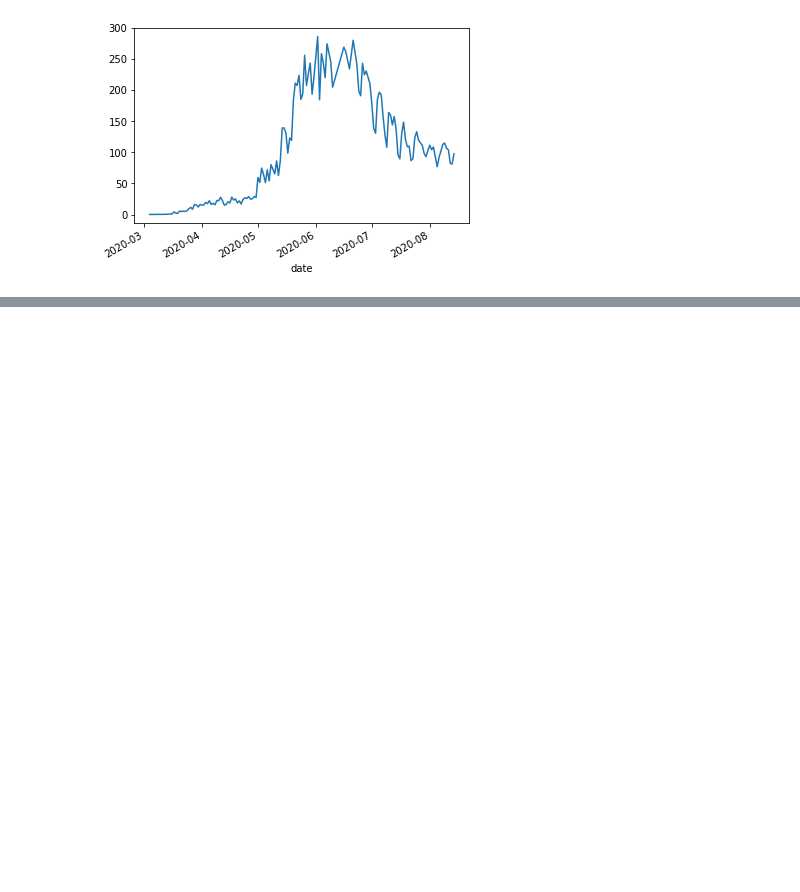
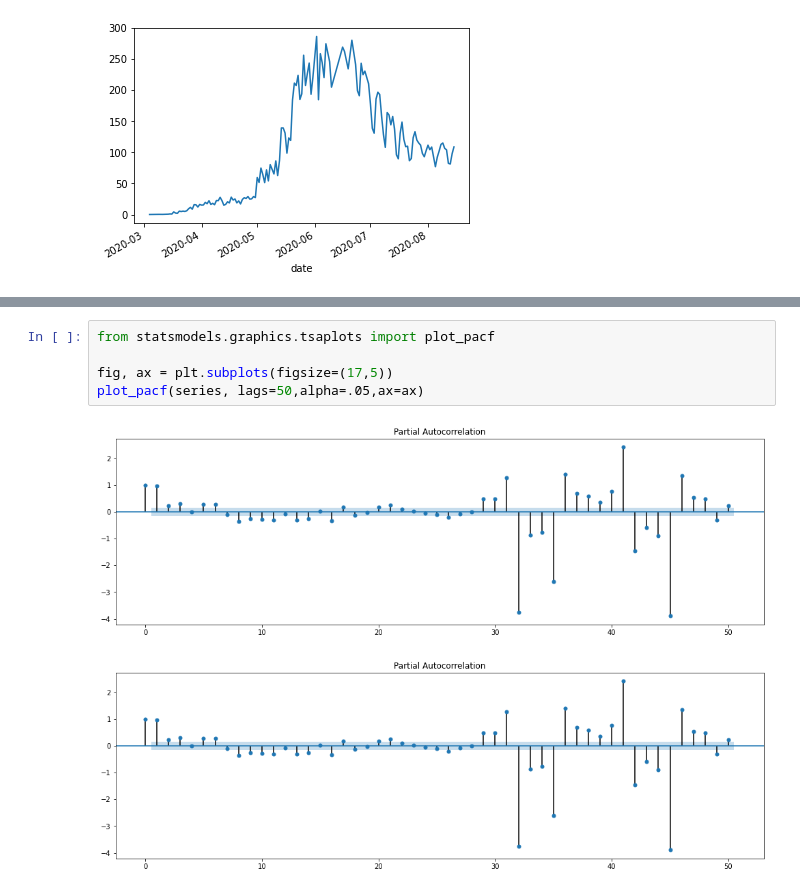
Before and after one commit to sherna90/mineria_datos, a Jupyter notebook: 7.-series_temporales.ipynb, the cells around one changed output, grey strips where cells are left out. Saved outputs shown, nothing was run; the diff lists cells and outputs as text; blank space fills up the shorter version.

```diff
--- a/7.-series_temporales.ipynb
+++ b/7.-series_temporales.ipynb
@@ -275,0 +319,8 @@ plt.show()
+# %%
+from statsmodels.graphics.tsaplots import plot_pacf
+
+fig, ax = plt.subplots(figsize=(17,5))
+plot_pacf(series, lags=50,alpha=.05,ax=ax)
+# %% [output]
+[figure, added]
+[figure, added]
```
Also changed, not shown: parts of 23 cells of this notebook.
